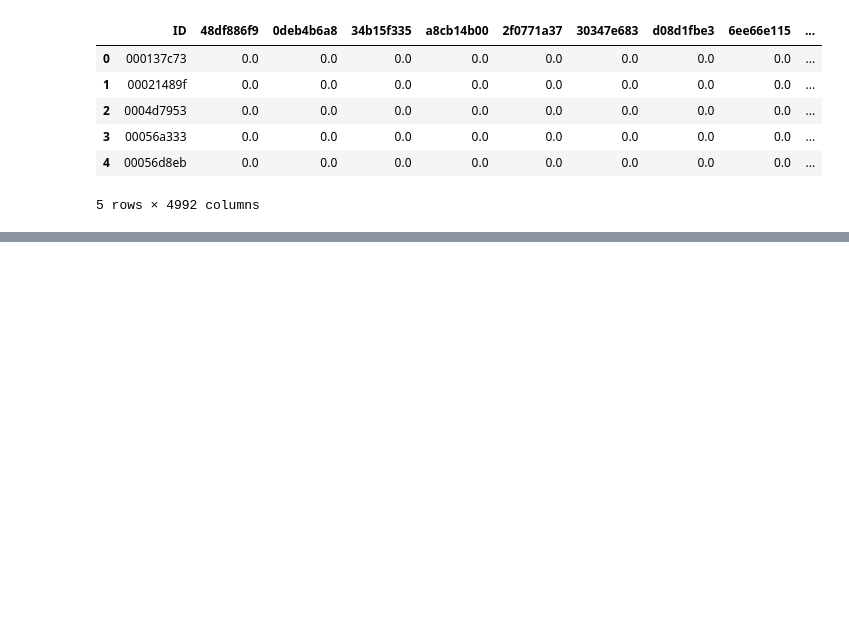
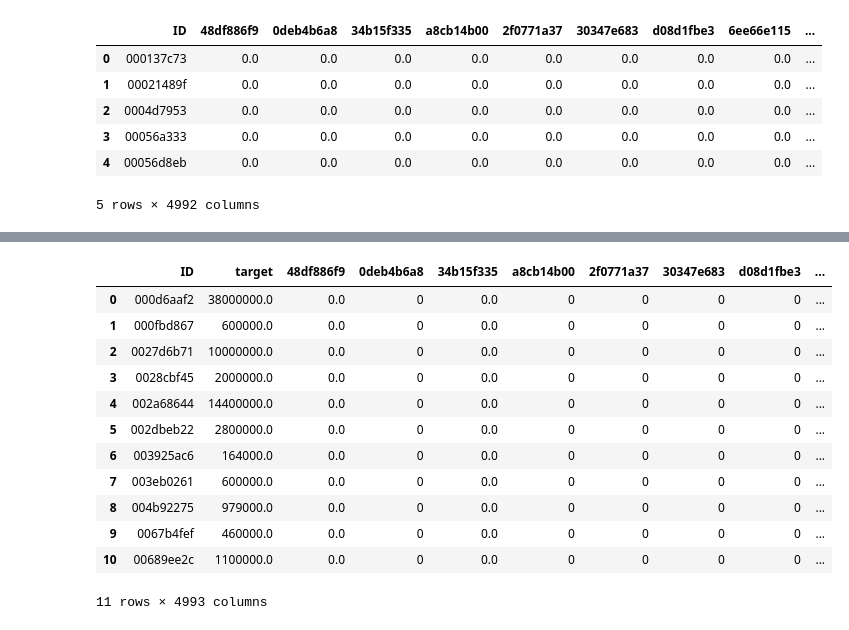
Before and after one commit to xys234/MLDS, a Jupyter notebook: santender_value_prediction/notebooks/2018_07_20_Scratch_Lag_Features.ipynb, the cells around one changed output, grey strips where cells are left out. Cells and saved outputs as stored; diff of their text form; code cells hidden in the pictures; blank space fills up the shorter version.

```diff
--- a/santender_value_prediction/notebooks/2018_07_20_Scratch_Lag_Features.ipynb
+++ b/santender_value_prediction/notebooks/2018_07_20_Scratch_Lag_Features.ipynb
@@ -181,0 +278,16 @@ array([1.e-02, 1.e-01, 1.e+00, 1.e+01, 1.e+02])
+# %%
+train.loc[:10, :]
+# %% [output]
+|  | ID | target | 48df886f9 | 0deb4b6a8 | 34b15f335 | a8cb14b00 | 2f0771a37 | 30347e683 | d08d1fbe3 | ... |
+| 0 | 000d6aaf2 | 38000000.0 | 0.0 | 0 | 0.0 | 0 | 0 | 0 | 0 | ... |
+| 1 | 000fbd867 | 600000.0 | 0.0 | 0 | 0.0 | 0 | 0 | 0 | 0 | ... |
+| 2 | 0027d6b71 | 10000000.0 | 0.0 | 0 | 0.0 | 0 | 0 | 0 | 0 | ... |
+| 3 | 0028cbf45 | 2000000.0 | 0.0 | 0 | 0.0 | 0 | 0 | 0 | 0 | ... |
+| 4 | 002a68644 | 14400000.0 | 0.0 | 0 | 0.0 | 0 | 0 | 0 | 0 | ... |
+| 5 | 002dbeb22 | 2800000.0 | 0.0 | 0 | 0.0 | 0 | 0 | 0 | 0 | ... |
+| 6 | 003925ac6 | 164000.0 | 0.0 | 0 | 0.0 | 0 | 0 | 0 | 0 | ... |
+| 7 | 003eb0261 | 600000.0 | 0.0 | 0 | 0.0 | 0 | 0 | 0 | 0 | ... |
+| 8 | 004b92275 | 979000.0 | 0.0 | 0 | 0.0 | 0 | 0 | 0 | 0 | ... |
+| 9 | 0067b4fef | 460000.0 | 0.0 | 0 | 0.0 | 0 | 0 | 0 | 0 | ... |
+| 10 | 00689ee2c | 1100000.0 | 0.0 | 0 | 0.0 | 0 | 0 | 0 | 0 | ... |
+11 rows × 4993 columns
```
Also changed, not shown: parts of 35 cells of this notebook, 3 other files.
